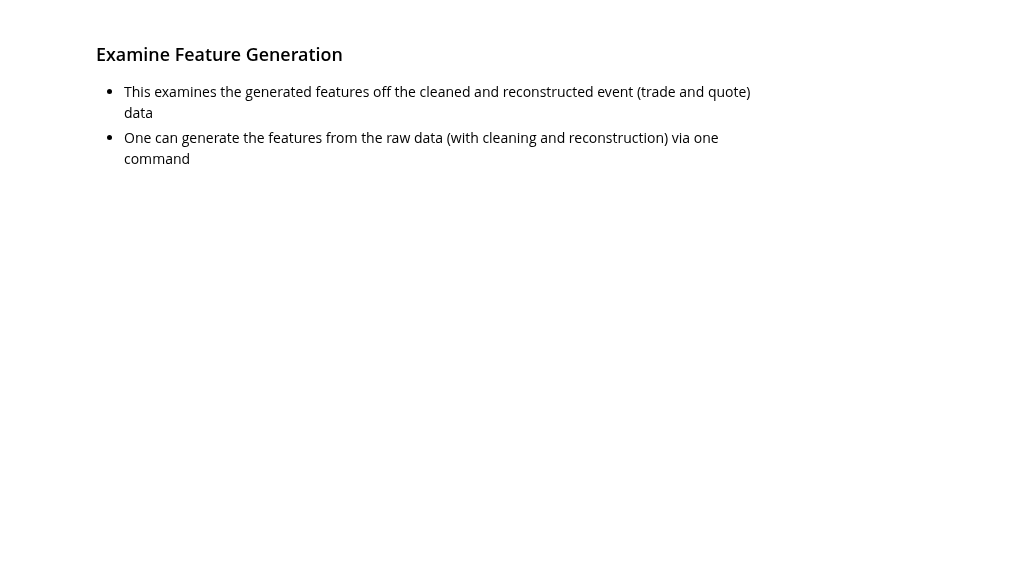
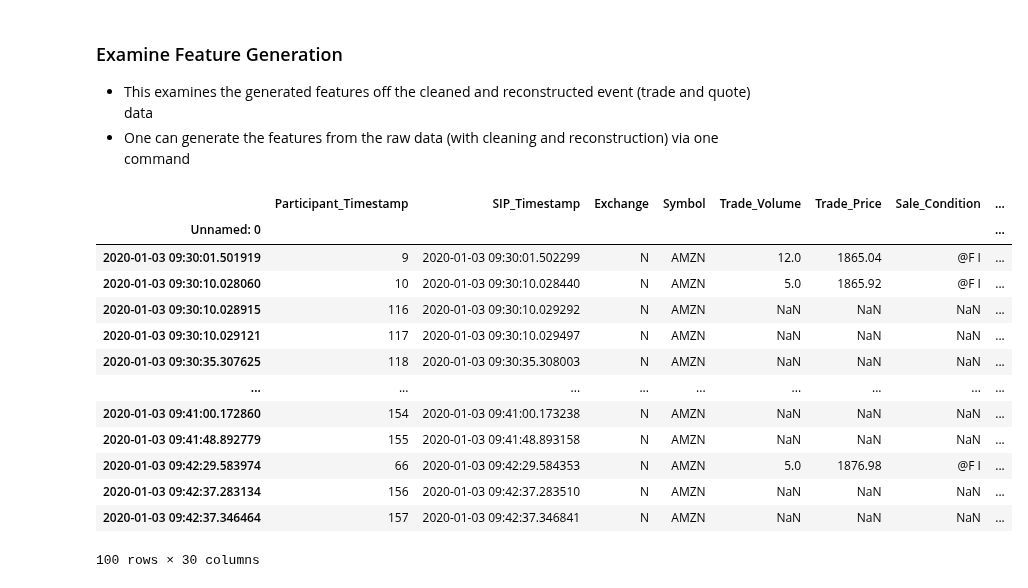
Before and after one commit to AMS-QF/TAQ-Data, a Jupyter notebook: Example_Data_NB.ipynb, the cells around one changed output. Cells and saved outputs as stored; diff of their text form; code cells hidden in the pictures; blank space fills up the shorter version.

```diff
--- a/Example_Data_NB.ipynb
+++ b/Example_Data_NB.ipynb
@@ -119,4 +100,19 @@ chunk_clean('data/raw_data/AAPL_quotes_2022-01-01')
 - This examines the generated features off the cleaned and reconstructed event (trade and quote) data
 - One can generate the features from the raw data (with cleaning and reconstruction) via one command
 # %%
-pd.read_csv('data/features/2020-01-02/AAPL_features.csv', index_col=0,nrows=100)
+pd.read_csv('data/features/2020-01-03/AMZN_reconstructed_features.csv', index_col=0,nrows=100)
+# %% [output]
+|  | Participant_Timestamp | SIP_Timestamp | Exchange | Symbol | Trade_Volume | Trade_Price | Sale_Condition | ... |
+| Unnamed: 0 |  |  |  |  |  |  |  | ... |
+| 2020-01-03 09:30:01.501919 | 9 | 2020-01-03 09:30:01.502299 | N | AMZN | 12.0 | 1865.04 | @F I | ... |
+| 2020-01-03 09:30:10.028060 | 10 | 2020-01-03 09:30:10.028440 | N | AMZN | 5.0 | 1865.92 | @F I | ... |
+| 2020-01-03 09:30:10.028915 | 116 | 2020-01-03 09:30:10.029292 | N | AMZN | NaN | NaN | NaN | ... |
+| 2020-01-03 09:30:10.029121 | 117 | 2020-01-03 09:30:10.029497 | N | AMZN | NaN | NaN | NaN | ... |
+| 2020-01-03 09:30:35.307625 | 118 | 2020-01-03 09:30:35.308003 | N | AMZN | NaN | NaN | NaN | ... |
+| ... | ... | ... | ... | ... | ... | ... | ... | ... |
+| 2020-01-03 09:41:00.172860 | 154 | 2020-01-03 09:41:00.173238 | N | AMZN | NaN | NaN | NaN | ... |
+| 2020-01-03 09:41:48.892779 | 155 | 2020-01-03 09:41:48.893158 | N | AMZN | NaN | NaN | NaN | ... |
+| 2020-01-03 09:42:29.583974 | 66 | 2020-01-03 09:42:29.584353 | N | AMZN | 5.0 | 1876.98 | @F I | ... |
+| 2020-01-03 09:42:37.283134 | 156 | 2020-01-03 09:42:37.283510 | N | AMZN | NaN | NaN | NaN | ... |
+| 2020-01-03 09:42:37.346464 | 157 | 2020-01-03 09:42:37.346841 | N | AMZN | NaN | NaN | NaN | ... |
+100 rows × 30 columns
```
Also changed, not shown: parts of 7 cells of this notebook, 4 other files.
